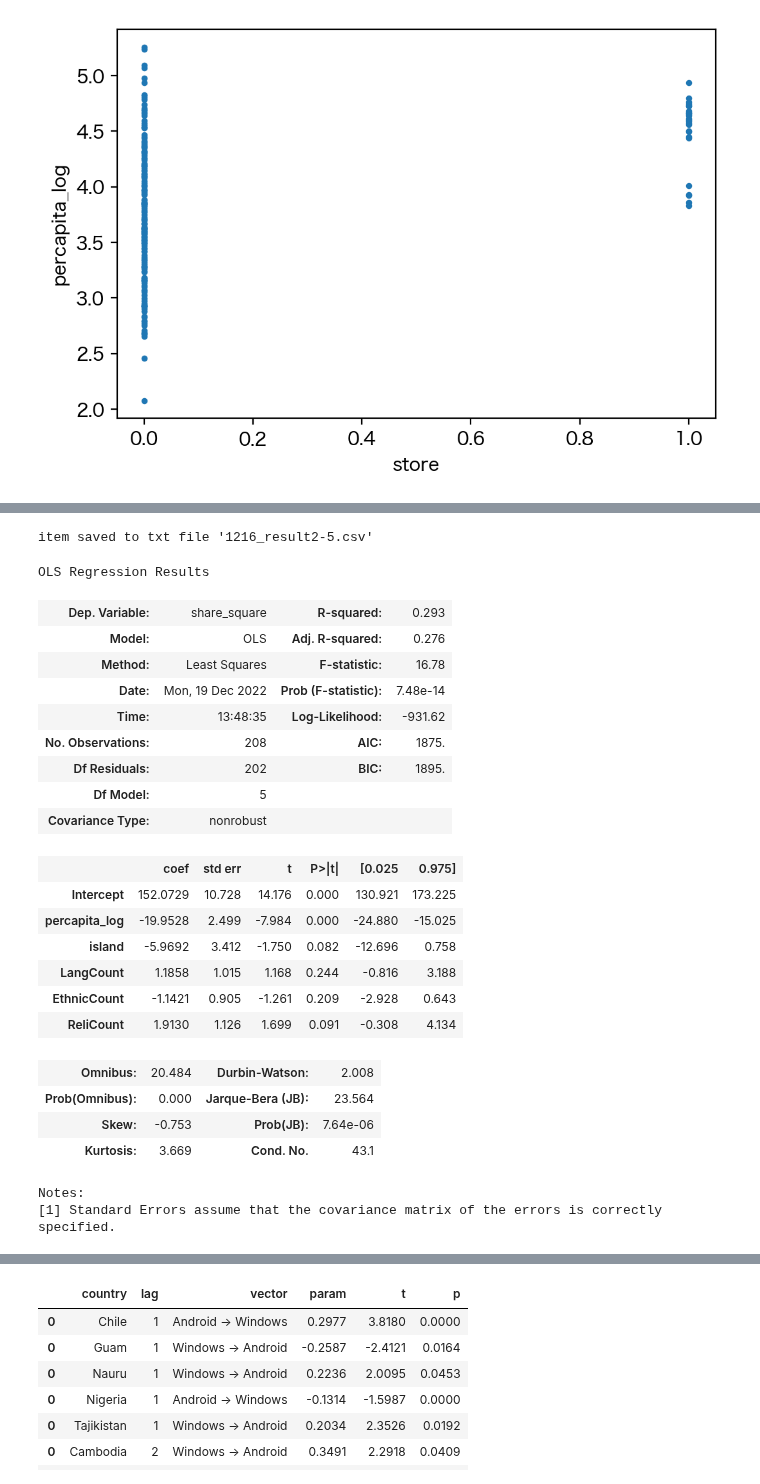
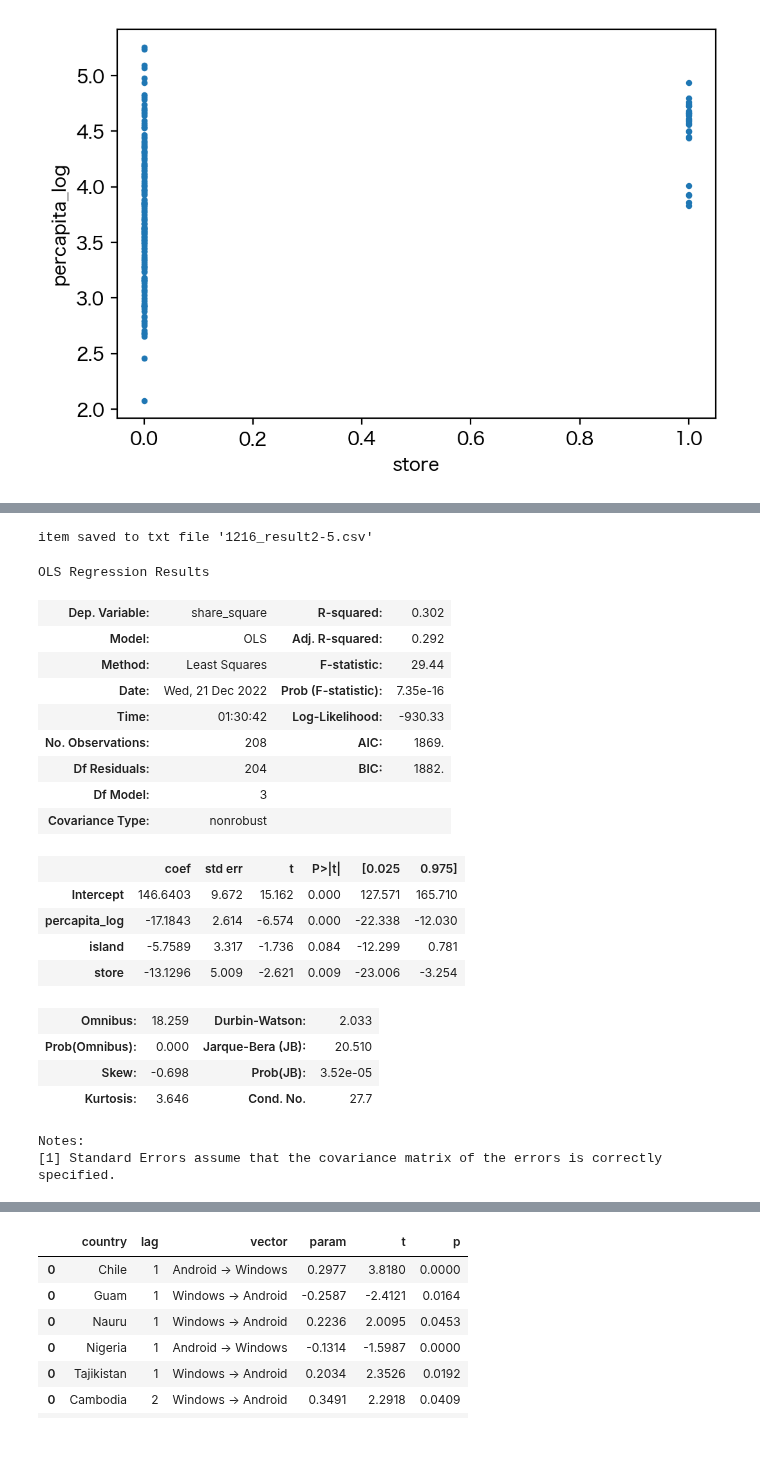
Before and after one commit to kkikrym/graduation_thesis, a Jupyter notebook: analysis.ipynb, the cells around one changed output, grey strips where cells are left out. Saved outputs shown, nothing was run; the diff lists cells and outputs as text; code cells hidden in the pictures; blank space fills up the shorter version.

```diff
--- a/analysis.ipynb
+++ b/analysis.ipynb
@@ -177,8 +177,8 @@ df = pd.read_csv("cross-section2022_final.csv")
 df["share_square"] = [ int(df.iloc[i]["iOS"])^2 + int(df.iloc[i]["Android"])^2 for i in range(len(df)) ]
 df["year"] = [ df.iloc[i]["sortname"][-4:] for i in range(len(df))]
 data=df[["iOS","OSX","Android","Windows","island","store","percapita_log","share_square","LangCount","EthnicCount","ReliCount"]].dropna()
-tbl = data.describe()
-tbl = tbl.transpose()
-tbl.to_csv("describe_2.csv")
-tbl
+for item in data.columns:
+    data[item+"_island"] = data[data["island"]==1][item]
+    data[item+"_not_island"] = data[data["island"]==0][item]
+tbl = data.describe().transpose()
 # %% [output]
@@ -198,0 +186,3 @@ data
+# %%
+pd.options.display.float_format = '{:.2f}'.format
+tbl
@@ -302,13 +308,13 @@ Notes:
 # %%
 # OSX
 l = [
+"island",
 "percapita_log",
-"island",
+"store",
 #"iOS",
-"LangCount",
-"EthnicCount",
-"ReliCount",
-#"store",
+#"LangCount",
+#"EthnicCount",
+#"ReliCount",
 #"NonReli"
 ]
 formula = " OSX ~ "
@@ -349,10 +353,10 @@ Notes:
 l = [
 "percapita_log",
 "island",
-"LangCount",
-"EthnicCount",
-"ReliCount",
-#"store"
+"store"
+#"LangCount",
+#"EthnicCount",
+#"ReliCount",
 #"NonReli"
 ]
 formula = " Android ~ "
@@ -435,44 +434,42 @@ Notes:
 # %%
 # iOS Android
 l = [
 "percapita_log",
 "island",
-"LangCount",
-"EthnicCount",
-"ReliCount",
-#"store"
+"store"
+#"LangCount",
+#"EthnicCount",
+#"ReliCount",
 ]
 formula = " share_square ~ "
 for item in l:
     formula += item + " + "
 formula = formula[0:-2]
 l.append("share_square")
 res = ols(formula, data=data[l].dropna()).fit()
 txt_dump_line("1216_result2-5.csv" ,res.summary().as_csv())
 res.summary()
 # %% [output]
 item saved to txt file '1216_result2-5.csv'
 OLS Regression Results
-| Dep. Variable: | share_square | R-squared: | 0.293 |
-| Model: | OLS | Adj. R-squared: | 0.276 |
-| Method: | Least Squares | F-statistic: | 16.78 |
-| Date: | Mon, 19 Dec 2022 | Prob (F-statistic): | 7.48e-14 |
-| Time: | 13:48:35 | Log-Likelihood: | -931.62 |
-| No. Observations: | 208 | AIC: | 1875. |
-| Df Residuals: | 202 | BIC: | 1895. |
-| Df Model: | 5 |  |  |
+| Dep. Variable: | share_square | R-squared: | 0.302 |
+| Model: | OLS | Adj. R-squared: | 0.292 |
+| Method: | Least Squares | F-statistic: | 29.44 |
+| Date: | Wed, 21 Dec 2022 | Prob (F-statistic): | 7.35e-16 |
+| Time: | 01:30:42 | Log-Likelihood: | -930.33 |
+| No. Observations: | 208 | AIC: | 1869. |
+| Df Residuals: | 204 | BIC: | 1882. |
+| Df Model: | 3 |  |  |
 | Covariance Type: | nonrobust |  |  |
 |  | coef | std err | t | P>|t| | [0.025 | 0.975] |
-| Intercept | 152.0729 | 10.728 | 14.176 | 0.000 | 130.921 | 173.225 |
-| percapita_log | -19.9528 | 2.499 | -7.984 | 0.000 | -24.880 | -15.025 |
-| island | -5.9692 | 3.412 | -1.750 | 0.082 | -12.696 | 0.758 |
-| LangCount | 1.1858 | 1.015 | 1.168 | 0.244 | -0.816 | 3.188 |
-| EthnicCount | -1.1421 | 0.905 | -1.261 | 0.209 | -2.928 | 0.643 |
-| ReliCount | 1.9130 | 1.126 | 1.699 | 0.091 | -0.308 | 4.134 |
+| Intercept | 146.6403 | 9.672 | 15.162 | 0.000 | 127.571 | 165.710 |
+| percapita_log | -17.1843 | 2.614 | -6.574 | 0.000 | -22.338 | -12.030 |
+| island | -5.7589 | 3.317 | -1.736 | 0.084 | -12.299 | 0.781 |
+| store | -13.1296 | 5.009 | -2.621 | 0.009 | -23.006 | -3.254 |
-| Omnibus: | 20.484 | Durbin-Watson: | 2.008 |
-| Prob(Omnibus): | 0.000 | Jarque-Bera (JB): | 23.564 |
-| Skew: | -0.753 | Prob(JB): | 7.64e-06 |
-| Kurtosis: | 3.669 | Cond. No. | 43.1 |
+| Omnibus: | 18.259 | Durbin-Watson: | 2.033 |
+| Prob(Omnibus): | 0.000 | Jarque-Bera (JB): | 20.510 |
+| Skew: | -0.698 | Prob(JB): | 3.52e-05 |
+| Kurtosis: | 3.646 | Cond. No. | 27.7 |
 Notes:
 [1] Standard Errors assume that the covariance matrix of the errors is correctly specified.
 # %%
```
Also changed, not shown: parts of 8 cells of this notebook, 6 other files.
